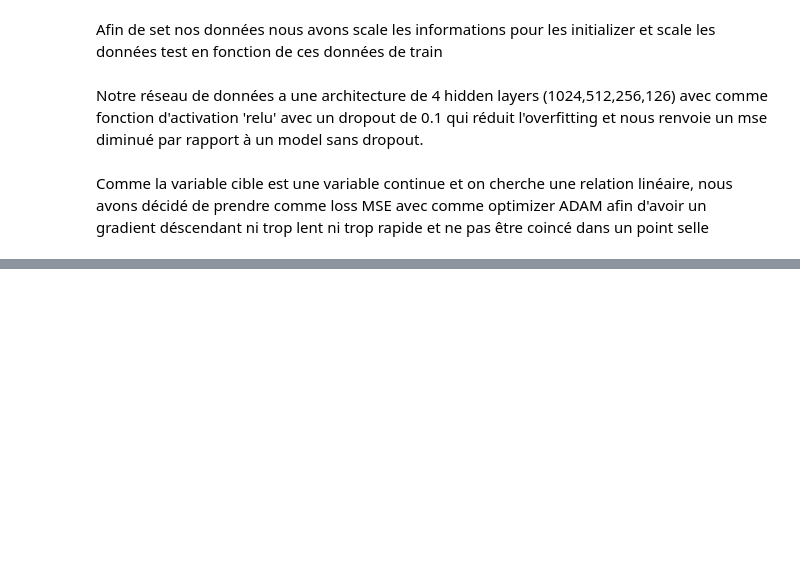
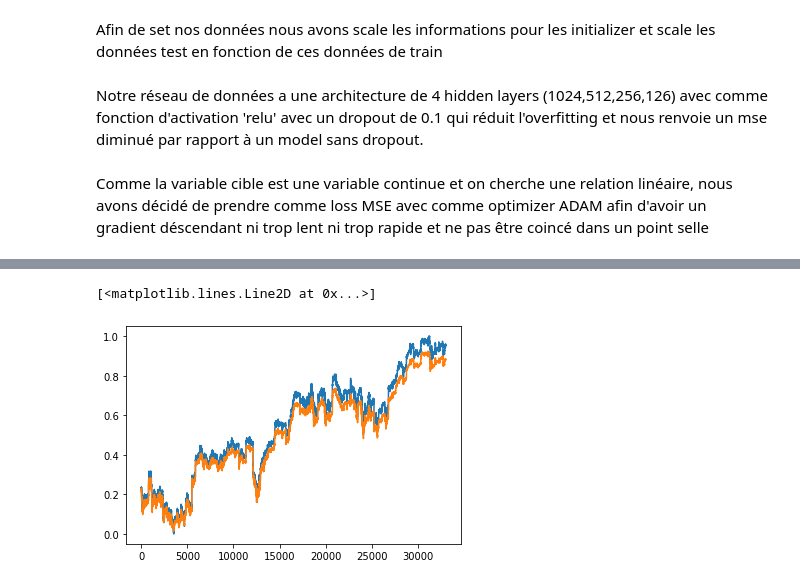
Before and after one commit to samirLazzali/SP500_tensorflow, a Jupyter notebook: Keras first try.ipynb, the cells around one changed output, grey strips where cells are left out. Drawn from its saved outputs; the diff is of its cells as text; code cells hidden in the pictures; blank space fills up the shorter version.

```diff
--- a/Keras first try.ipynb
+++ b/Keras first try.ipynb
@@ -90,0 +99,6 @@ MSE: 0.003234
+# %%
+plt.plot(y_train)
+plt.plot(pred_train)
+# %% [output]
+[<matplotlib.lines.Line2D at 0x...>]
+[figure, added]
```
Also changed, not shown: parts of 12 cells of this notebook.
